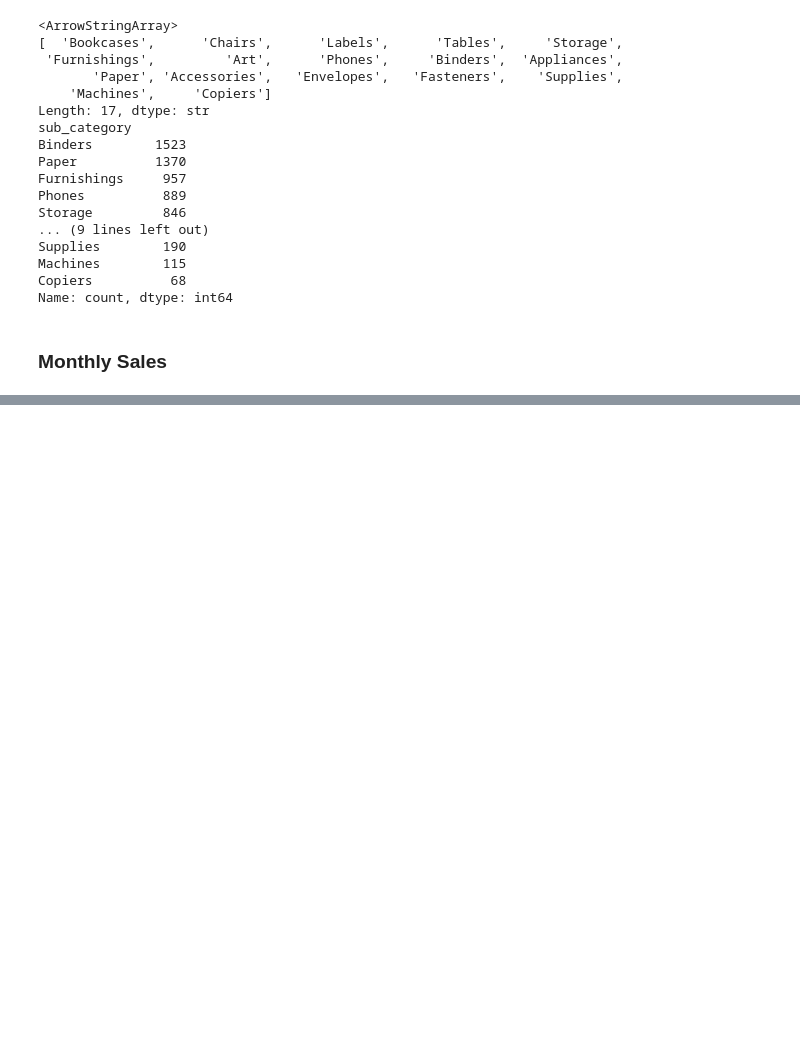
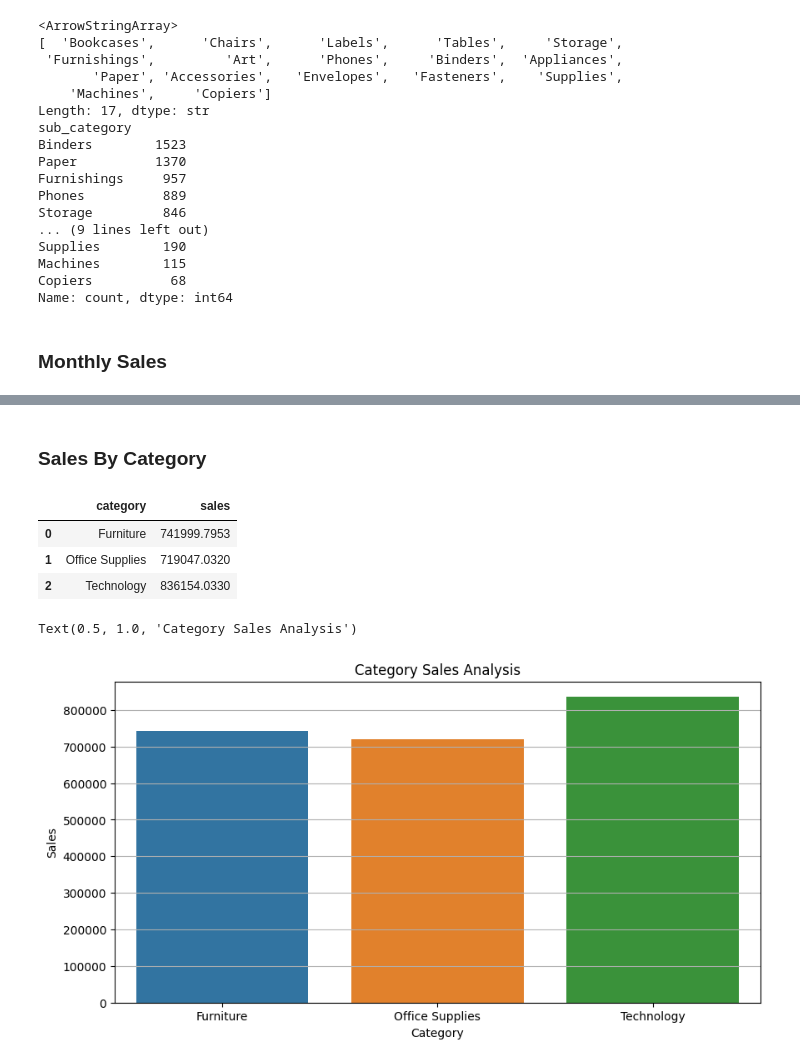
Before and after one commit to rahulghoshal/Superstore_Sales_Analysis, a Jupyter notebook: store_analysis.ipynb, the cells around one changed output, grey strips where cells are left out. Drawn from its saved outputs; the diff is of its cells as text; code cells hidden in the pictures; blank space fills up the shorter version.

```diff
--- a/store_analysis.ipynb
+++ b/store_analysis.ipynb
@@ -292,0 +300,20 @@ plt.title('Monthly Sales Analysis')
+# %% [markdown]
+### Sales By Category
+# %%
+cat_sales = df.groupby('category')['sales'].sum().reset_index()
+cat_sales
+# %% [output]
+|  | category | sales |
+| 0 | Furniture | 741999.7953 |
+| 1 | Office Supplies | 719047.0320 |
+| 2 | Technology | 836154.0330 |
+# %%
+plt.figure(figsize=(10,5))
+plt.grid()
+sns.barplot(data=cat_sales,x='category',y='sales',hue='category')
+plt.xlabel('Category')
+plt.ylabel('Sales')
+plt.title('Category Sales Analysis')
+# %% [output]
+Text(0.5, 1.0, 'Category Sales Analysis')
+[figure, added]
```
Also changed, not shown: parts of 4 cells of this notebook.
